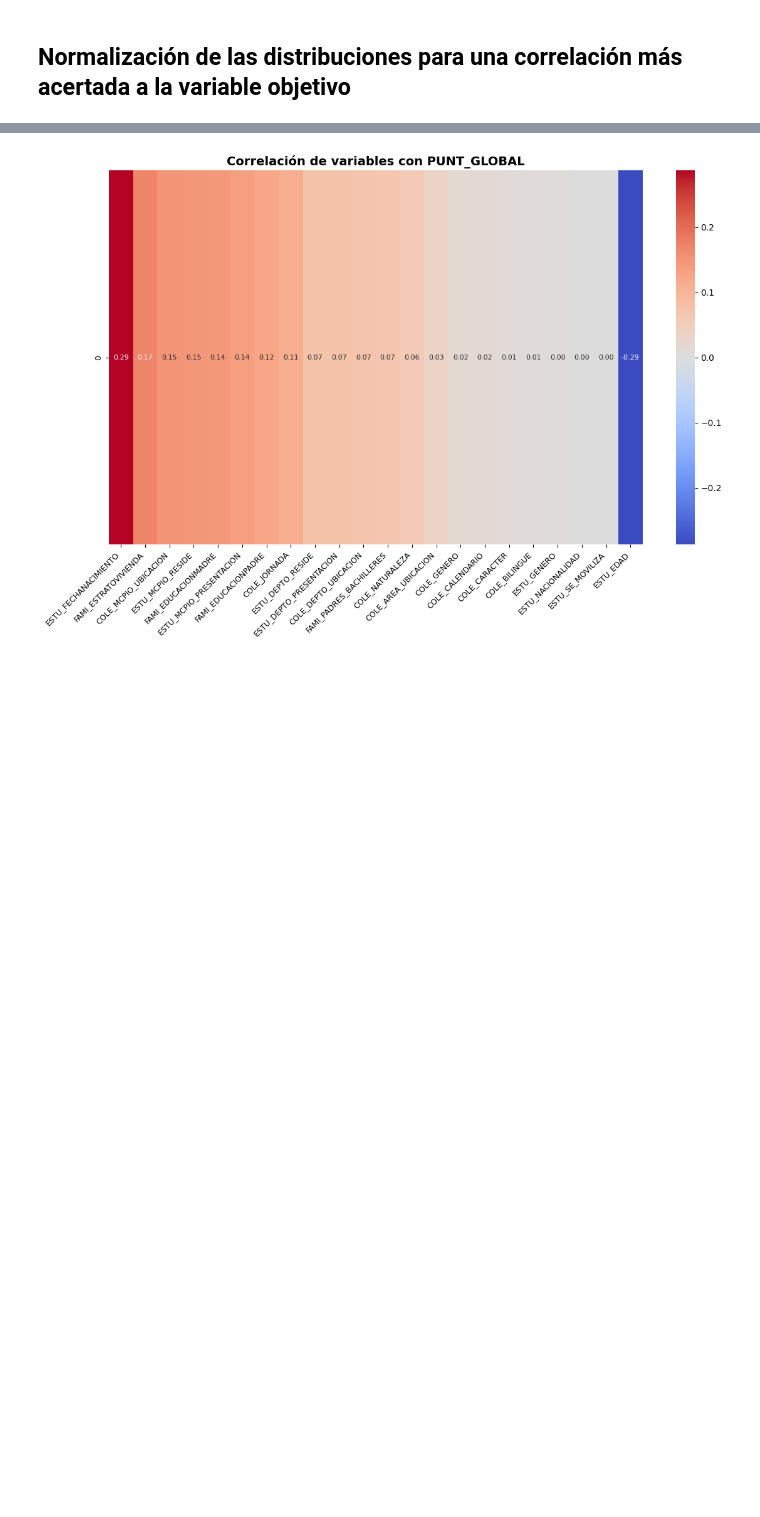
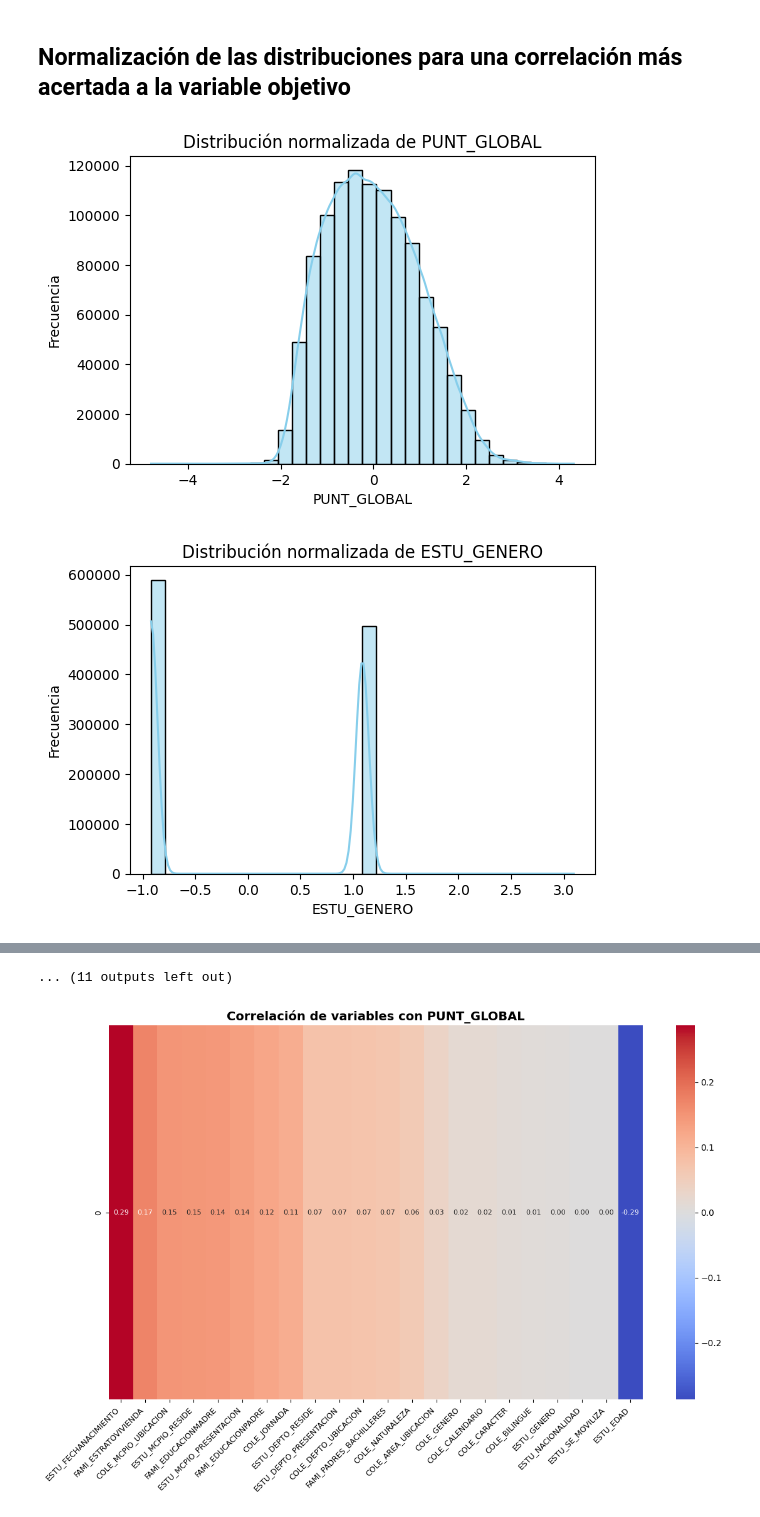
Before and after one commit to juanmayorquin/proyecto_final_gya, a Jupyter notebook: ProyectoGyA.ipynb, the cells around one changed output, grey strips where cells are left out. Drawn from its saved outputs; the diff is of its cells as text; code cells hidden in the pictures; blank space fills up the shorter version.

```diff
--- a/ProyectoGyA.ipynb
+++ b/ProyectoGyA.ipynb
@@ -351,22 +415,25 @@ def estadisticas_variables(df):
 # %%
 df_total = df.copy()
 
 # Convertir todas las columnas a numérico
 # Las categóricas se convierten a códigos
-# for col in df_total.columns:
-#     if df_total[col].dtype == 'object':
-#         df_total[col] = df_total[col].astype('category').cat.codes
-#     else:
-#         df_total[col] = pd.to_numeric(df_total[col], errors='coerce')
+for col in df_total.columns:
+    if df_total[col].dtype == 'object':
+        df_total[col] = df_total[col].astype('category').cat.codes
+    else:
+        df_total[col] = pd.to_numeric(df_total[col], errors='coerce')
 
-# scaler = StandardScaler()
-# df_normalizado = df_total.copy()
-# df_normalizado[df_total.columns] = scaler.fit_transform(df_total)
+scaler = StandardScaler()
+df_normalizado = df_total.copy()
+df_normalizado[df_total.columns] = scaler.fit_transform(df_total)
 
-# for col in df_normalizado.columns:
-#     plt.figure(figsize=(6,4))
-#     sns.histplot(df_normalizado[col].dropna(), bins=30, kde=True, color='skyblue')
-#     plt.title(f"Distribución normalizada de {col}")
-#     plt.xlabel(col)
-#     plt.ylabel("Frecuencia")
-#     plt.show()
+for col in df_normalizado.columns:
+    plt.figure(figsize=(6,4))
+    sns.histplot(df_normalizado[col].dropna(), bins=30, kde=True, color='skyblue')
+    plt.title(f"Distribución normalizada de {col}")
+    plt.xlabel(col)
+    plt.ylabel("Frecuencia")
+    plt.show()
+# %% [output]
+[figure, added]
+[figure, added]
@@ -373,3 +450,4 @@ df_total = df.copy()
+... (11 outputs left out)
 # %%
 #Método de correlación usando heatmap que combina datos de tipo numerico y objeto
 #Cramér’s V (obj vs obj)
```
Also changed, not shown: parts of 2 cells of this notebook, 1 other file.
